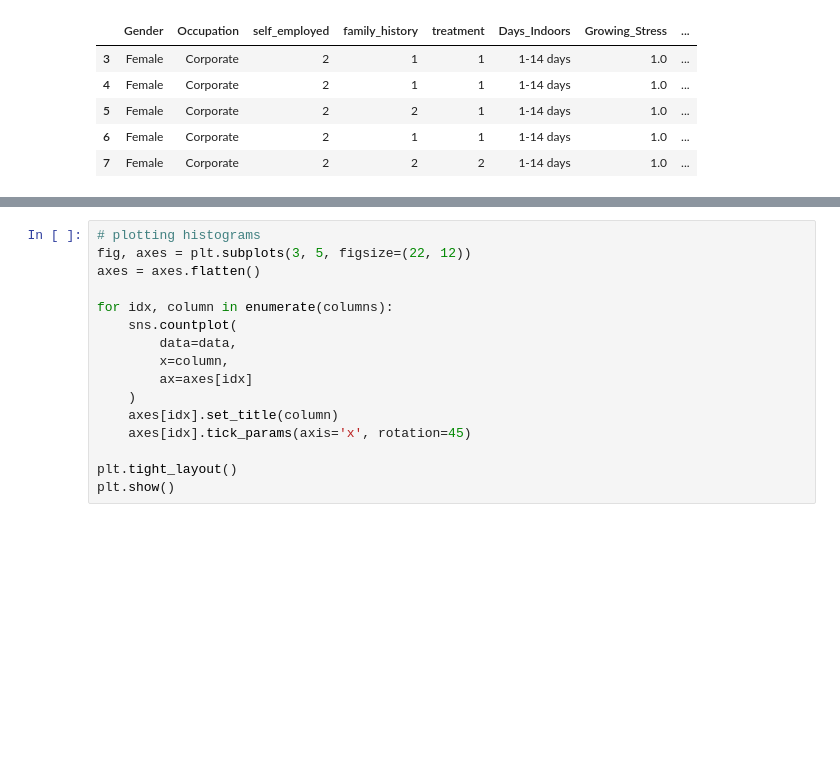
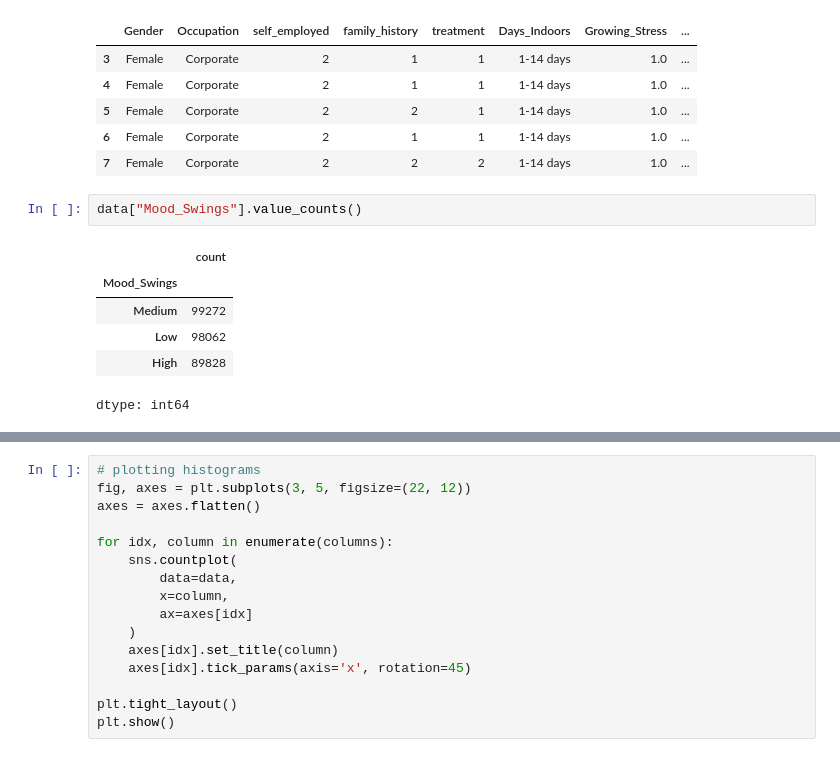
Before and after one commit to kamijoseph/Mental-Health, a Jupyter notebook: mental_health.ipynb, the cells around one changed output, grey strips where cells are left out. Cells and saved outputs as stored; diff of their text form; blank space fills up the shorter version.

```diff
--- a/mental_health.ipynb
+++ b/mental_health.ipynb
@@ -270,3 +270,12 @@ data.head()
 | 5 | Female | Corporate | 2 | 2 | 1 | 1-14 days | 1.0 | ... |
 | 6 | Female | Corporate | 2 | 1 | 1 | 1-14 days | 1.0 | ... |
 | 7 | Female | Corporate | 2 | 2 | 2 | 1-14 days | 1.0 | ... |
+# %%
+data["Mood_Swings"].value_counts()
+# %% [output]
+|  | count |
+| Mood_Swings |  |
+| Medium | 99272 |
+| Low | 98062 |
+| High | 89828 |
+dtype: int64
```
Also changed, not shown: parts of 3 cells of this notebook.
